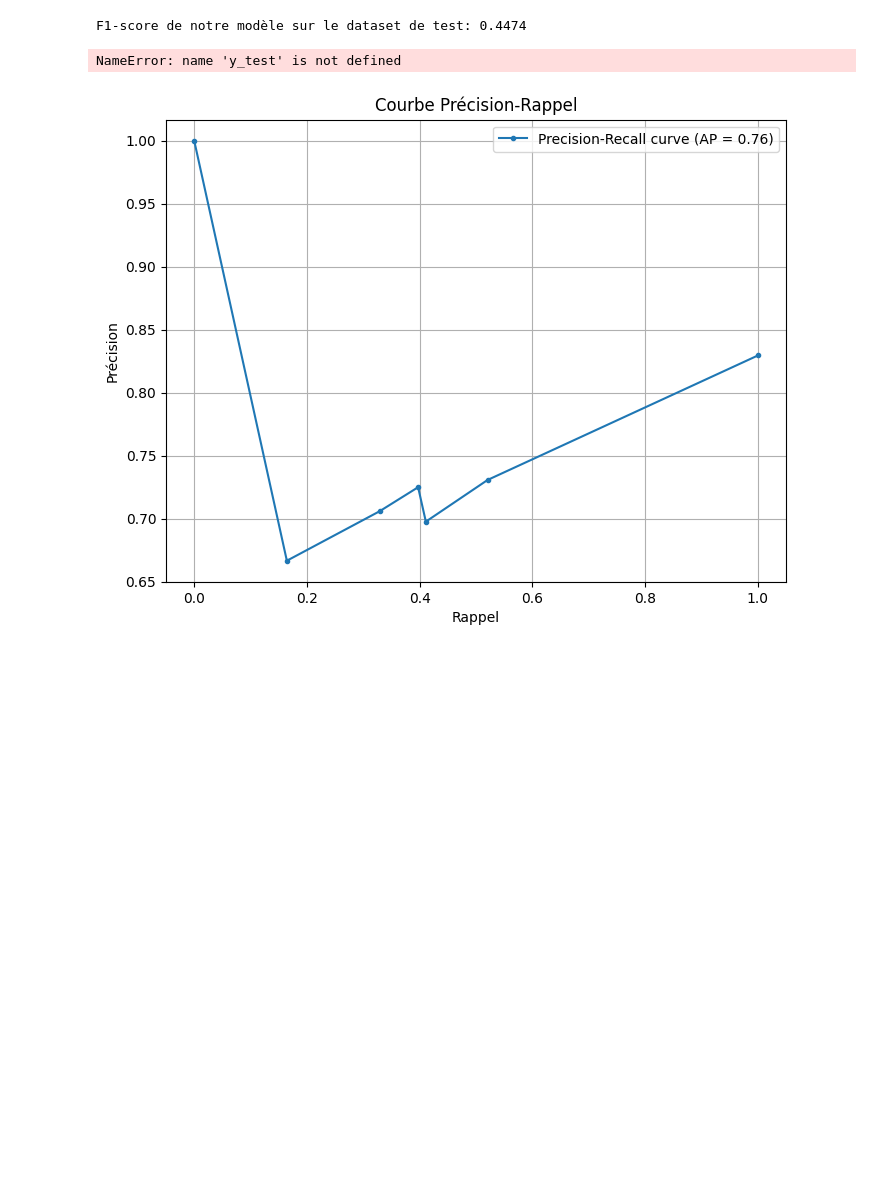
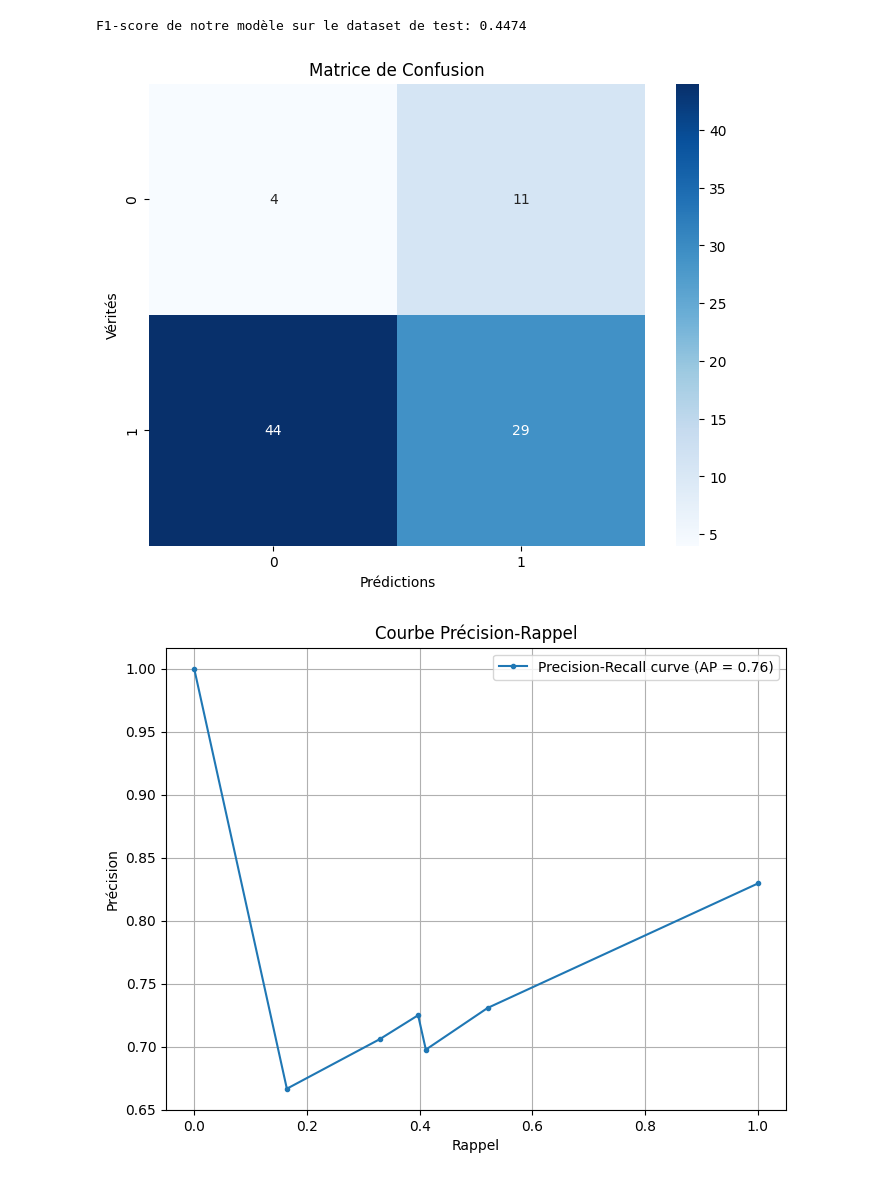
Before and after one commit to NailKhelifa/MVA_Times_Series_ML_Homeworks, a Jupyter notebook: Assignment 1/Assignment 1 - ML for TS (MVA).ipynb, the cells around one changed output. Cells and saved outputs as stored; diff of their text form; code cells hidden in the pictures; blank space fills up the shorter version.

```diff
--- a/Assignment 1/Assignment 1 - ML for TS (MVA).ipynb
+++ b/Assignment 1/Assignment 1 - ML for TS (MVA).ipynb
@@ -394,16 +352,16 @@ print(f"F1-score de notre modèle sur le dataset de test: {F1:.4f}")
 # %% [output]
 F1-score de notre modèle sur le dataset de test: 0.4474
 # %%
-cm = confusion_matrix(y_test, y_pred, display_labels=['Healthy', 'Non-healthy'])
+cm = confusion_matrix(y_test, y_pred)
 
 plt.figure(figsize=(8, 6))
 sns.heatmap(cm, annot=True, fmt='d', cmap='Blues')
 plt.xlabel('Prédictions')
 plt.ylabel('Vérités')
 plt.title('Matrice de Confusion')
 plt.show()
 # %% [output]
-NameError: name 'y_test' is not defined
+[figure, added]
 # %%
 precision, recall, thresholds = precision_recall_curve(y_test, y_scores)
 average_precision = average_precision_score(y_test, y_scores)
```
Also changed, not shown: parts of 6 cells of this notebook.
